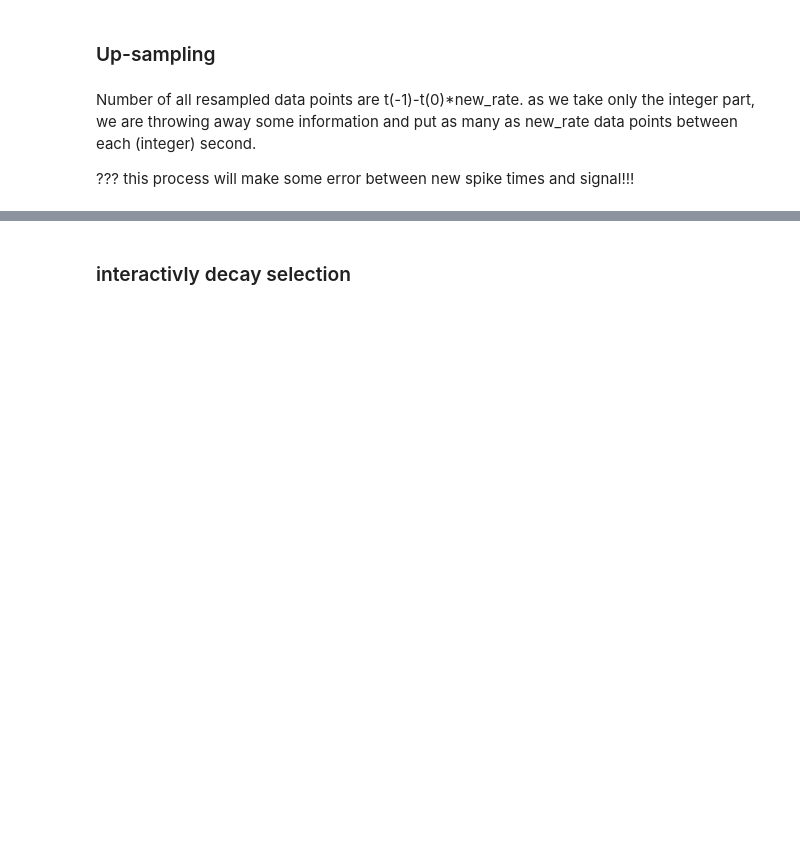
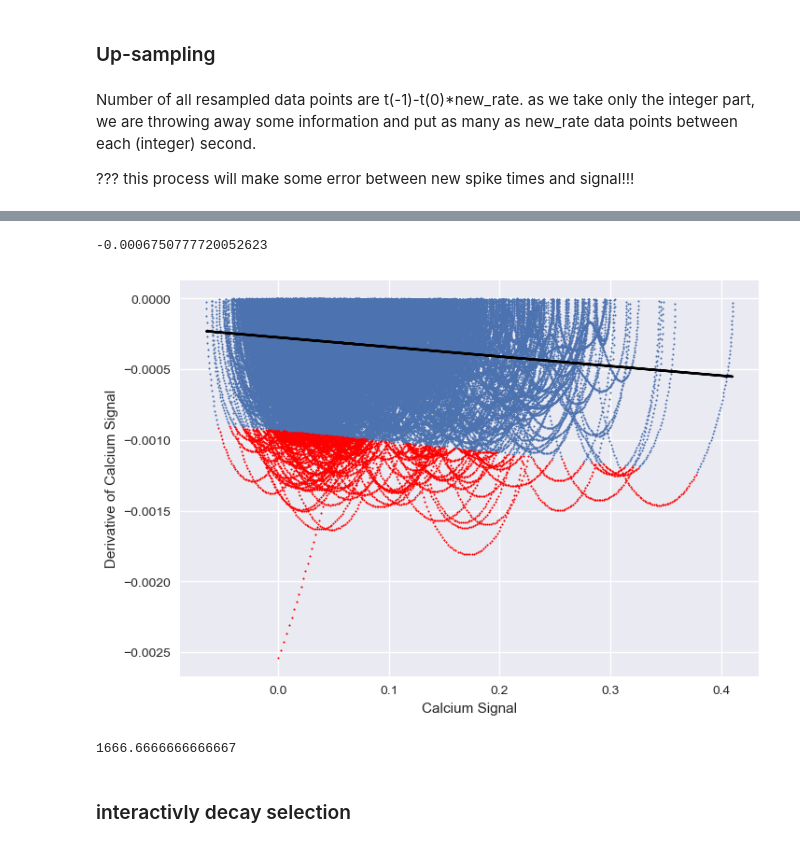
Before and after one commit to mjoudy/Cascade, a Jupyter notebook: cascade_download.ipynb, the cells around one changed output, grey strips where cells are left out. Saved outputs shown, nothing was run; the diff lists cells and outputs as text; code cells hidden in the pictures; blank space fills up the shorter version.

Commit message:
analysis of signals in notebook.

```diff
--- a/cascade_download.ipynb
+++ b/cascade_download.ipynb
@@ -203,3 +204,13 @@ ups_signal, ups_spaikes = upsample(times, dff, spikes, 1000, do_plot=True)
+# %%
+sig1, deriv1 = kef.smoothed_signals(ups_signal, 51)
+kef.iqr_outlier(sig1, deriv1, do_plot=True)
+# %% [output]
+-0.0006750777720052623
+[figure, added]
+# %%
+10000/6
+# %% [output]
+1666.6666666666667
 # %% [markdown]
 ### interactivly decay selection
 # %%
```
Also changed, not shown: parts of 25 cells of this notebook, 1 other file.
